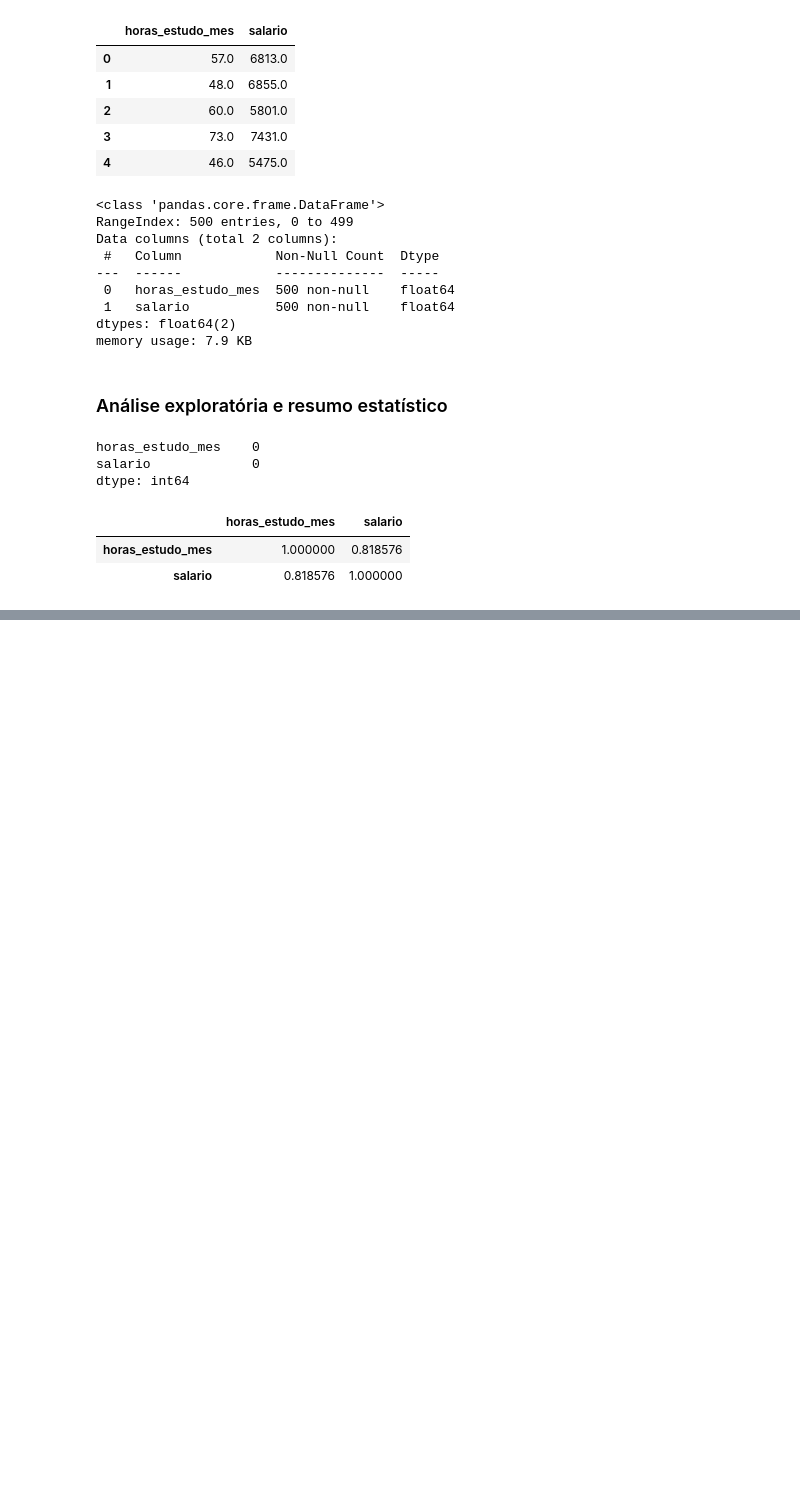
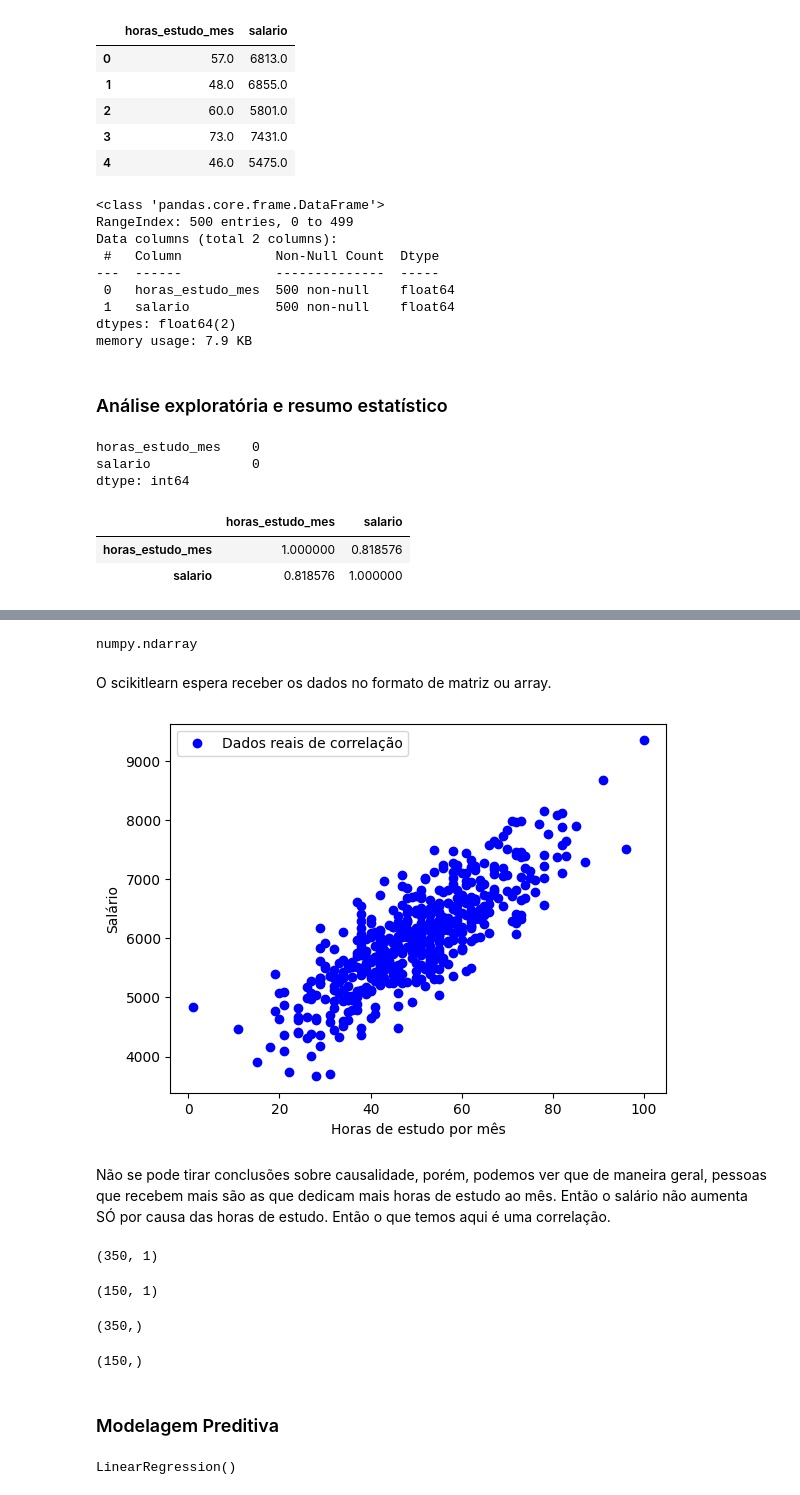
Before and after one commit to vinicius-vieri/scikitLearn, a Jupyter notebook: code.ipynb, the cells around one changed output, grey strips where cells are left out. Saved outputs shown, nothing was run; the diff lists cells and outputs as text; code cells hidden in the pictures; blank space fills up the shorter version.

```diff
--- a/code.ipynb
+++ b/code.ipynb
@@ -94,0 +135,29 @@ df.corr() # coeficientes de correlação. vai de -1 até +1, sendo -1 uma correl
+# %%
+# Preparando a variável de entrada X
+
+X = np.array(df["horas_estudo_mes"])
+type(X)
+
+# temos como x a variável de entrada e como y a variável de saída
+# %% [output]
+numpy.ndarray
+# %% [markdown]
+O scikitlearn espera receber os dados no formato de matriz ou array.
+# %%
+X = X.reshape(-1,1) # transformando em matriz
+# %%
+# preparando a variável alvo
+
+y = df["salario"]
+# %%
+# gráfico de dispersão
+
+plt.scatter(X,y, color = "blue", label = "Dados reais de correlação")
+plt.xlabel("Horas de estudo por mês")
+plt.ylabel("Salário")
+plt.legend()
+plt.show()
+# %% [output]
+[figure, added]
+# %% [markdown]
+Não se pode tirar conclusões sobre causalidade, porém, podemos ver que de maneira geral, pessoas que recebem mais são as que dedicam mais horas de estudo ao mês. Então o salário não aumenta SÓ por causa das horas de estudo. Então o que temos aqui é uma correlação.
@@ -94,0 +168,18 @@ df.corr() # coeficientes de correlação. vai de -1 até +1, sendo -1 uma correl
+# %%
+X_train.shape
+# %% [output]
+(350, 1)
+# %%
+X_test.shape
+# %% [output]
+(150, 1)
+# %%
+y_train.shape
+# %% [output]
+(350,)
+# %%
+y_test.shape
+# %% [output]
+(150,)
+# %% [markdown]
+### Modelagem Preditiva
@@ -94,0 +190,6 @@ df.corr() # coeficientes de correlação. vai de -1 até +1, sendo -1 uma correl
+# %%
+# treina o modelo
+
+model.fit(X_train, y_train)
+# %% [output]
+LinearRegression()
```
Also changed, not shown: parts of 20 cells of this notebook.
